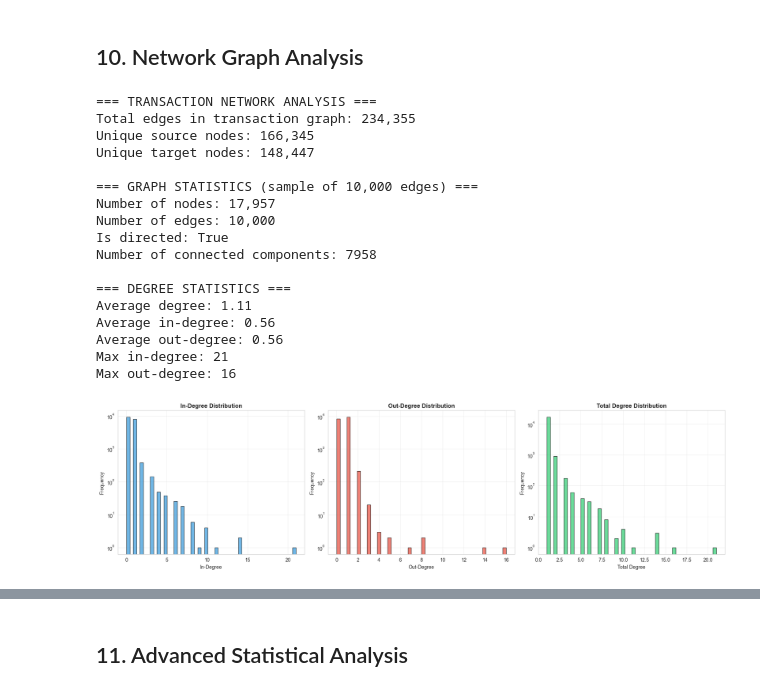
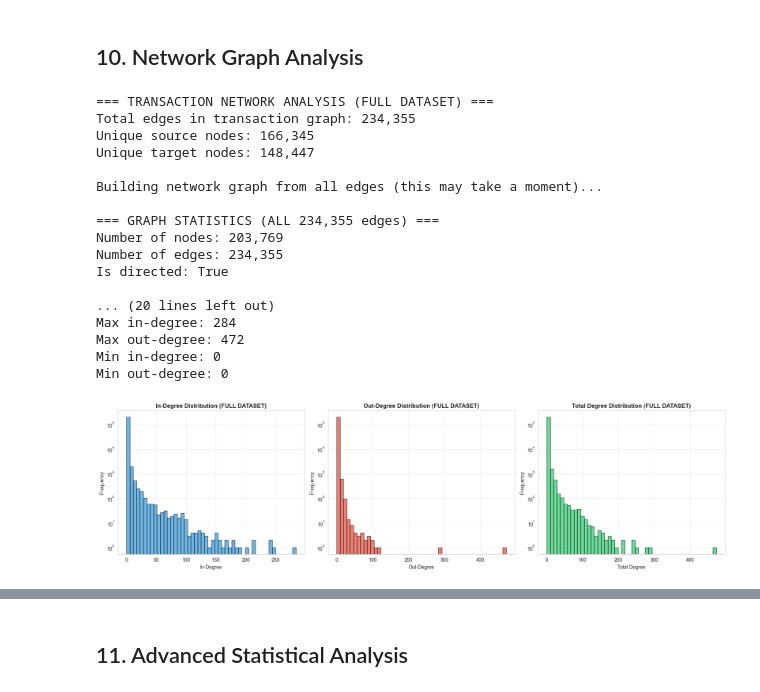
Before and after one commit to NehorayChalfon0166/final_project, a Jupyter notebook: Elipticpp_EDA.ipynb, the cells around one changed output, grey strips where cells are left out. Drawn from its saved outputs; the diff is of its cells as text; code cells hidden in the pictures.

```diff
--- a/Elipticpp_EDA.ipynb
+++ b/Elipticpp_EDA.ipynb
@@ -837,38 +1012,38 @@ out_txs_degree:
 # %% [markdown]
 ## 10. Network Graph Analysis
 # %%
-# Network analysis of transaction graph
-print("=== TRANSACTION NETWORK ANALYSIS ===")
+# Network analysis of transaction graph (FULL DATASET)
+print("=== TRANSACTION NETWORK ANALYSIS (FULL DATASET) ===")
 print(f"Total edges in transaction graph: {len(txs_edges):,}")
 print(f"Unique source nodes: {txs_edges['txId1'].nunique():,}")
 print(f"Unique target nodes: {txs_edges['txId2'].nunique():,}")
 
-# Create network graph (sample for computational efficiency)
-sample_size = min(10000, len(txs_edges))
-edges_sample = txs_edges.sample(n=sample_size, random_state=42)
+# Create network graph from ALL edges
+print("\nBuilding network graph from all edges (this may take a moment)...")
+G = nx.DiGraph()
+G.add_edges_from(txs_edges.values)
 
-G = nx.DiGraph()
-G.add_edges_from(edges_sample.values)
-
-print(f"\n=== GRAPH STATISTICS (sample of {sample_size:,} edges) ===")
+print(f"\n=== GRAPH STATISTICS (ALL {len(txs_edges):,} edges) ===")
 print(f"Number of nodes: {G.number_of_nodes():,}")
 print(f"Number of edges: {G.number_of_edges():,}")
 print(f"Is directed: {G.is_directed()}")
 print(f"Number of connected components: {nx.number_weakly_connected_components(G)}")
 
-# Degree statistics
+# Degree statistics from FULL DATASET
 degrees = dict(G.degree())
 in_degrees = dict(G.in_degree())
 out_degrees = dict(G.out_degree())
 
-print(f"\n=== DEGREE STATISTICS ===")
+print(f"\n=== DEGREE STATISTICS (FULL DATASET) ===")
 print(f"Average degree: {np.mean(list(degrees.values())):.2f}")
 print(f"Average in-degree: {np.mean(list(in_degrees.values())):.2f}")
 print(f"Average out-degree: {np.mean(list(out_degrees.values())):.2f}")
 print(f"Max in-degree: {max(in_degrees.values())}")
 print(f"Max out-degree: {max(out_degrees.values())}")
+print(f"Min in-degree: {min(in_degrees.values())}")
+print(f"Min out-degree: {min(out_degrees.values())}")
 
-# Visualize degree distributions
+# Visualize degree distributions from FULL DATASET
 fig, axes = plt.subplots(1, 3, figsize=(18, 5))
 
 # In-degree distribution
@@ -876,7 +1051,7 @@ in_deg_vals = list(in_degrees.values())
 axes[0].hist(in_deg_vals, bins=50, color='#3498db', edgecolor='black', alpha=0.7)
 axes[0].set_xlabel('In-Degree')
 axes[0].set_ylabel('Frequency')
-axes[0].set_title('In-Degree Distribution', fontweight='bold')
+axes[0].set_title('In-Degree Distribution (FULL DATASET)', fontweight='bold')
 axes[0].set_yscale('log')
 axes[0].grid(True, alpha=0.3)
 
@@ -885,51 +1060,57 @@ out_deg_vals = list(out_degrees.values())
 axes[1].hist(out_deg_vals, bins=50, color='#e74c3c', edgecolor='black', alpha=0.7)
 axes[1].set_xlabel('Out-Degree')
 axes[1].set_ylabel('Frequency')
-axes[1].set_title('Out-Degree Distribution', fontweight='bold')
+axes[1].set_title('Out-Degree Distribution (FULL DATASET)', fontweight='bold')
 axes[1].set_yscale('log')
 axes[1].grid(True, alpha=0.3)
 
 # Total degree distribution
 deg_vals = list(degrees.values())
 axes[2].hist(deg_vals, bins=50, color='#2ecc71', edgecolor='black', alpha=0.7)
 axes[2].set_xlabel('Total Degree')
 axes[2].set_ylabel('Frequency')
-axes[2].set_title('Total Degree Distribution', fontweight='bold')
+axes[2].set_title('Total Degree Distribution (FULL DATASET)', fontweight='bold')
 axes[2].set_yscale('log')
 axes[2].grid(True, alpha=0.3)
 
 plt.tight_layout()
 plt.show()
 
-# Analyze class distribution in graph
-print("\n=== CLASS DISTRIBUTION IN NETWORK ===")
+# Analyze class distribution in graph (FULL DATASET)
+print("\n=== CLASS DISTRIBUTION IN NETWORK (FULL DATASET) ===")
 tx_id_to_class = dict(zip(txs['txId'], txs['class_label']))
 
-# Count edges by class
+# Count edges by class across ALL edges
 edge_classes = []
 for source, target in G.edges():
     source_class = tx_id_to_class.get(source, 'Unknown')
     target_class = tx_id_to_class.get(target, 'Unknown')
     edge_classes.append(f"{source_class} → {target_class}")
 
 edge_class_counts = pd.Series(edge_classes).value_counts()
 print(edge_class_counts)
+
+# Print percentages
+print("\n=== EDGE CLASS DISTRIBUTION PERCENTAGES ===")
+for edge_type, count in edge_class_counts.items():
+    pct = (count / len(edge_classes)) * 100
+    print(f"{edge_type}: {count:,} ({pct:.2f}%)")
 # %% [output]
-=== TRANSACTION NETWORK ANALYSIS ===
+=== TRANSACTION NETWORK ANALYSIS (FULL DATASET) ===
 Total edges in transaction graph: 234,355
 Unique source nodes: 166,345
 Unique target nodes: 148,447
 
-=== GRAPH STATISTICS (sample of 10,000 edges) ===
-Number of nodes: 17,957
-Number of edges: 10,000
+Building network graph from all edges (this may take a moment)...
+
+=== GRAPH STATISTICS (ALL 234,355 edges) ===
+Number of nodes: 203,769
+Number of edges: 234,355
 Is directed: True
-Number of connected components: 7958
 
-=== DEGREE STATISTICS ===
-Average degree: 1.11
-Average in-degree: 0.56
-Average out-degree: 0.56
-Max in-degree: 21
-Max out-degree: 16
+... (20 lines left out)
+Max in-degree: 284
+Max out-degree: 472
+Min in-degree: 0
+Min out-degree: 0
-[figure, old version]
+[figure, new version]
```
Also changed, not shown: parts of 14 cells of this notebook.
